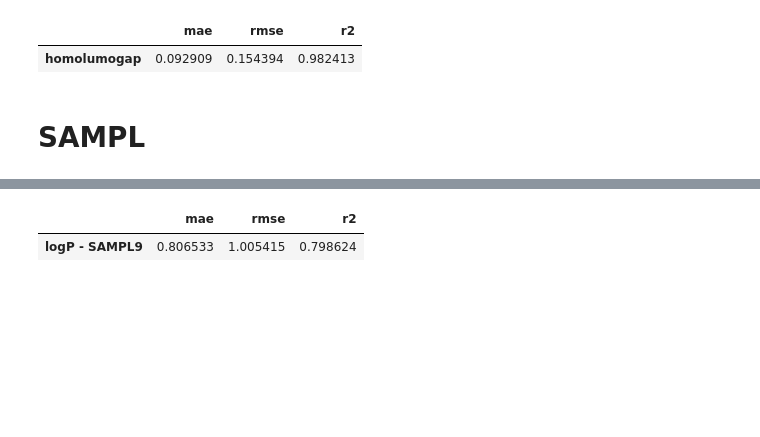
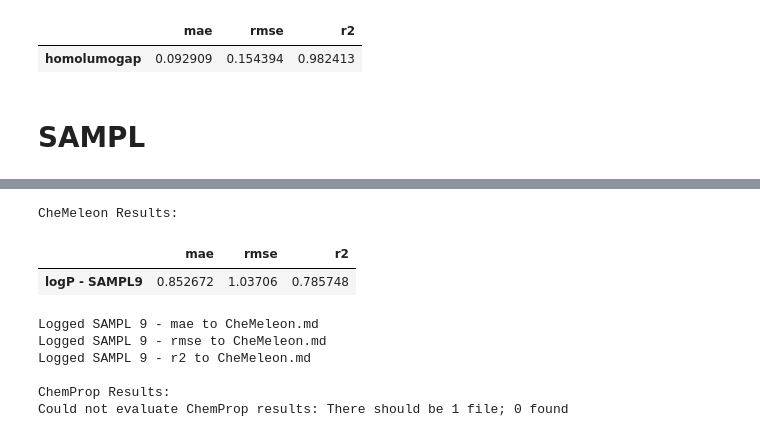
Before and after one commit to JacksonBurns/chemeleon, a Jupyter notebook: analysis/moleculenet_results/evaluate_predictions.ipynb, the cells around one changed output, grey strips where cells are left out. Saved outputs shown, nothing was run; the diff lists cells and outputs as text; code cells hidden in the pictures; blank space fills up the shorter version.

```diff
--- a/analysis/moleculenet_results/evaluate_predictions.ipynb
+++ b/analysis/moleculenet_results/evaluate_predictions.ipynb
@@ -496,7 +527,7 @@ num_tasks = 128
 metrics = ["prc-auc", "ap", "roc-auc"]
 
 # CheMeleon
-result_dir = "/home/akshatz/benchmarks_chemeleon/pcba/pcba_random/results"
+result_dir = "/home/akshatz/fastprop_foundation/analysis/moleculenet_results/scripts/chemeleon/pcba_random_results"
 print("CheMeleon Results:")
 results = evaluate_results_with_nan_targets(data_path, splits_path, result_dir, num_tasks, metrics).mean()
 display(results)
@@ -504,7 +535,7 @@ for m in metrics:
     log_result("PCBA Random", m, results, CHEMELEON_MD_PATH)
 
 # ChemProp
-result_dir = "/home/akshatz/fastprop_foundation/analysis/moleculenet_results/scripts/chemprop/pcba/pcba_random/results"
+result_dir = "/home/akshatz/fastprop_foundation/analysis/moleculenet_results/scripts/chemprop/pcba/pcba_random_results"
 print("\nChemProp Results:")
 try:
     results = evaluate_results_with_nan_targets(data_path, splits_path, result_dir, num_tasks, metrics).mean()
@@ -589,7 +628,7 @@ num_tasks = 1
 metrics = ["mae", "rmse", "r2"]
 
 # CheMeleon
-result_dir = "/home/akshatz/benchmarks_chemeleon/pcqm4mv2/results"
+result_dir = "/home/akshatz/fastprop_foundation/analysis/moleculenet_results/scripts/chemeleon/pcqm4mv2/results"
 print("CheMeleon Results:")
 results = evaluate_results(data_path, splits_path, result_dir, num_tasks, metrics, target_columns=["homolumogap"])
 display(results)
@@ -640,7 +679,7 @@ def evaluate_sampl(test_no, result_dir, metrics):
 metrics = ["mae", "rmse", "r2"]
 
 # CheMeleon
-result_dir = "/home/akshatz/benchmarks_chemeleon/SAMPL/results_sampl_production"
+result_dir = "/home/akshatz/fastprop_foundation/analysis/moleculenet_results/scripts/chemeleon/sampl_production_results"
 print("CheMeleon Results:")
 results = evaluate_sampl(6, result_dir, metrics)
 display(results)
@@ -648,7 +687,7 @@ for m in metrics:
     log_result("SAMPL 6", m, results, CHEMELEON_MD_PATH)
 
 # ChemProp
-result_dir = "/home/akshatz/fastprop_foundation/analysis/moleculenet_results/scripts/chemprop/SAMPL/results_sampl_production"
+result_dir = "/home/akshatz/fastprop_foundation/analysis/moleculenet_results/scripts/chemprop/sampl_production_results"
 print("\nChemProp Results:")
 try:
     results = evaluate_sampl(6, result_dir, metrics)
@@ -664,7 +710,7 @@ except Exception as e:
 metrics = ["mae", "rmse", "r2"]
 
 # CheMeleon
-result_dir = "/home/akshatz/benchmarks_chemeleon/SAMPL/results_sampl_production"
+result_dir = "/home/akshatz/fastprop_foundation/analysis/moleculenet_results/scripts/chemeleon/sampl_production_results"
 print("CheMeleon Results:")
 results = evaluate_sampl(7, result_dir, metrics)
 display(results)
@@ -672,7 +718,7 @@ for m in metrics:
     log_result("SAMPL 7", m, results, CHEMELEON_MD_PATH)
 
 # ChemProp
-result_dir = "/home/akshatz/fastprop_foundation/analysis/moleculenet_results/scripts/chemprop/SAMPL/results_sampl_production"
+result_dir = "/home/akshatz/fastprop_foundation/analysis/moleculenet_results/scripts/chemprop/sampl_production_results"
 print("\nChemProp Results:")
 try:
     results = evaluate_sampl(7, result_dir, metrics)
@@ -687,24 +740,31 @@ except Exception as e:
 # %%
 metrics = ["mae", "rmse", "r2"]
 
 # CheMeleon
-result_dir = "/home/akshatz/benchmarks_chemeleon/SAMPL/results_sampl_production"
+result_dir = "/home/akshatz/fastprop_foundation/analysis/moleculenet_results/scripts/chemeleon/sampl_production_results"
 print("CheMeleon Results:")
 results = evaluate_sampl(9, result_dir, metrics)
 display(results)
 for m in metrics:
     log_result("SAMPL 9", m, results, CHEMELEON_MD_PATH)
 
 # ChemProp
-result_dir = "/home/akshatz/fastprop_foundation/analysis/moleculenet_results/scripts/chemprop/SAMPL/results_sampl_production"
+result_dir = "/home/akshatz/fastprop_foundation/analysis/moleculenet_results/scripts/chemprop/sampl_production_results"
 print("\nChemProp Results:")
 try:
     results = evaluate_sampl(9, result_dir, metrics)
     display(results)
     for m in metrics:
         log_result("SAMPL 9", m, results, CHEMPROP_MD_PATH)
 except Exception as e:
     print(f"Could not evaluate ChemProp results: {e}")
 # %% [output]
+CheMeleon Results:
 |  | mae | rmse | r2 |
-| logP - SAMPL9 | 0.806533 | 1.005415 | 0.798624 |
+| logP - SAMPL9 | 0.852672 | 1.03706 | 0.785748 |
+Logged SAMPL 9 - mae to CheMeleon.md
+Logged SAMPL 9 - rmse to CheMeleon.md
+Logged SAMPL 9 - r2 to CheMeleon.md
+
+ChemProp Results:
+Could not evaluate ChemProp results: There should be 1 file; 0 found
```
Also changed, not shown: parts of 6 cells of this notebook, 4 other files.
